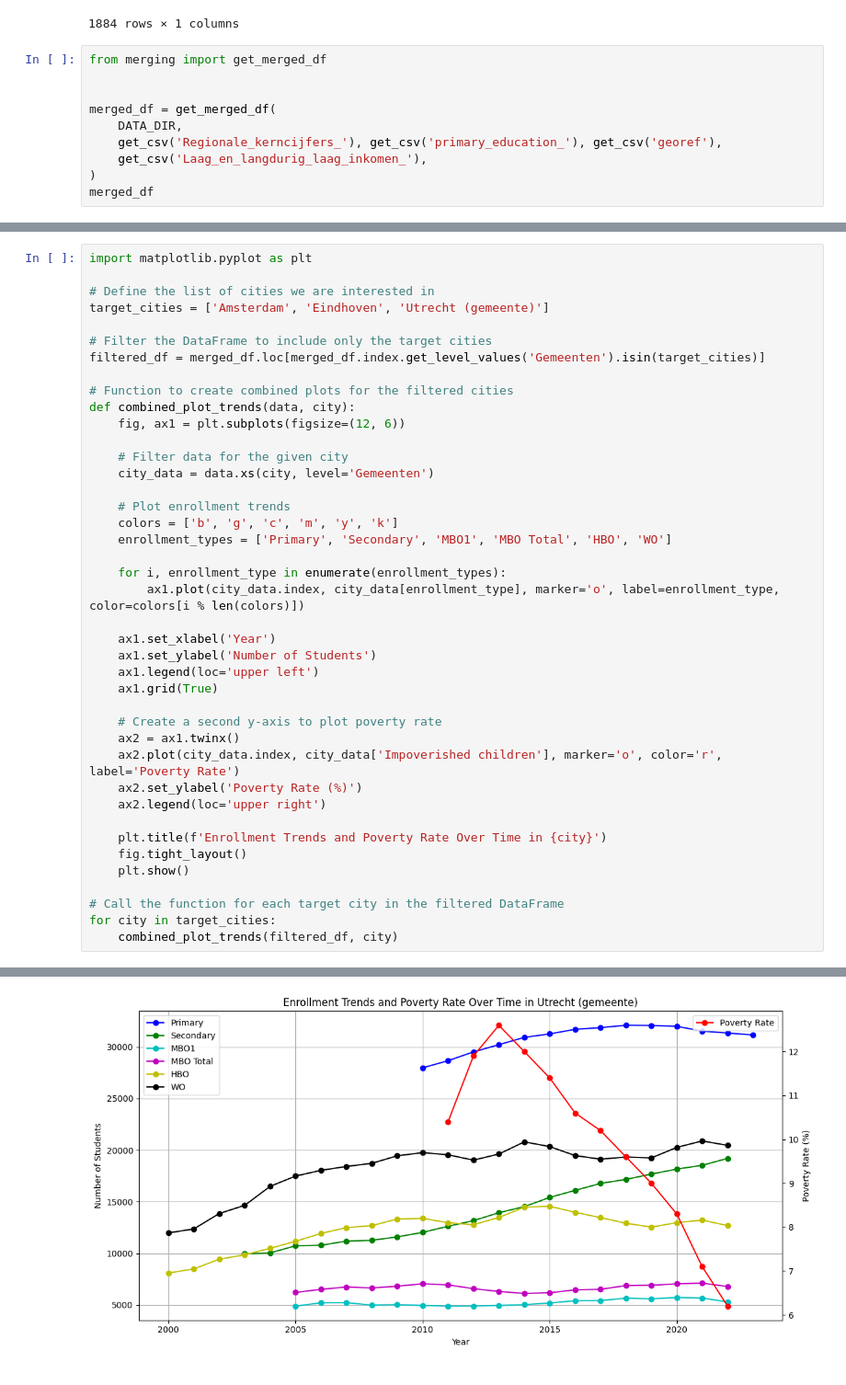
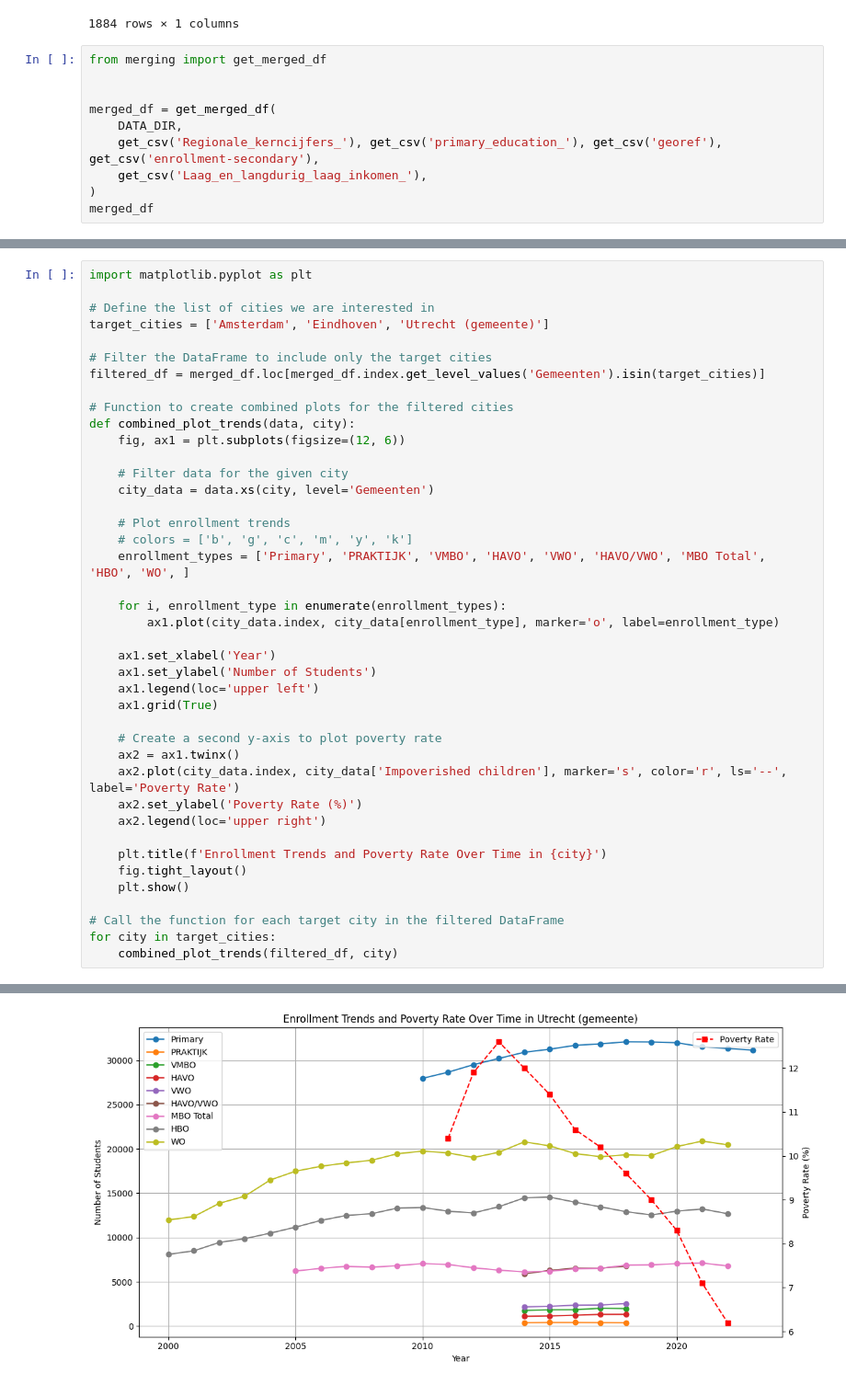
Before and after one commit to Thais02/knowledge2024, a Jupyter notebook: DataProcessing_ultimate.ipynb, the cells around one changed output, grey strips where cells are left out. Shown at 92% size. Cells and saved outputs as stored; diff of their text form.

```diff
--- a/DataProcessing_ultimate.ipynb
+++ b/DataProcessing_ultimate.ipynb
@@ -173,7 +151,7 @@ from merging import get_merged_df
 
 merged_df = get_merged_df(
     DATA_DIR,
-    get_csv('Regionale_kerncijfers_'), get_csv('primary_education_'), get_csv('georef'),
+    get_csv('Regionale_kerncijfers_'), get_csv('primary_education_'), get_csv('georef'), get_csv('enrollment-secondary'),
     get_csv('Laag_en_langdurig_laag_inkomen_'),
 )
 merged_df
@@ -242,11 +209,11 @@ def combined_plot_trends(data, city):
     city_data = data.xs(city, level='Gemeenten')
 
     # Plot enrollment trends
-    colors = ['b', 'g', 'c', 'm', 'y', 'k']
-    enrollment_types = ['Primary', 'Secondary', 'MBO1', 'MBO Total', 'HBO', 'WO']
+    # colors = ['b', 'g', 'c', 'm', 'y', 'k']
+    enrollment_types = ['Primary', 'PRAKTIJK', 'VMBO', 'HAVO', 'VWO', 'HAVO/VWO', 'MBO Total', 'HBO', 'WO', ]
 
     for i, enrollment_type in enumerate(enrollment_types):
-        ax1.plot(city_data.index, city_data[enrollment_type], marker='o', label=enrollment_type, color=colors[i % len(colors)])
+        ax1.plot(city_data.index, city_data[enrollment_type], marker='o', label=enrollment_type)
 
     ax1.set_xlabel('Year')
     ax1.set_ylabel('Number of Students')
@@ -255,7 +222,7 @@ def combined_plot_trends(data, city):
 
     # Create a second y-axis to plot poverty rate
     ax2 = ax1.twinx()
-    ax2.plot(city_data.index, city_data['Impoverished children'], marker='o', color='r', label='Poverty Rate')
+    ax2.plot(city_data.index, city_data['Impoverished children'], marker='s', color='r', ls='--', label='Poverty Rate')
     ax2.set_ylabel('Poverty Rate (%)')
     ax2.legend(loc='upper right')
 
@@ -272,4 +239,4 @@ for city in target_cities:
-[figure, old version]
+[figure, new version]
 # %%
 new_df = get_expenses_df(DATA_DIR, only_begroting=True, only_total=False)
 # Keep only the 'Total' column
```
Also changed, not shown: parts of 9 cells of this notebook.
